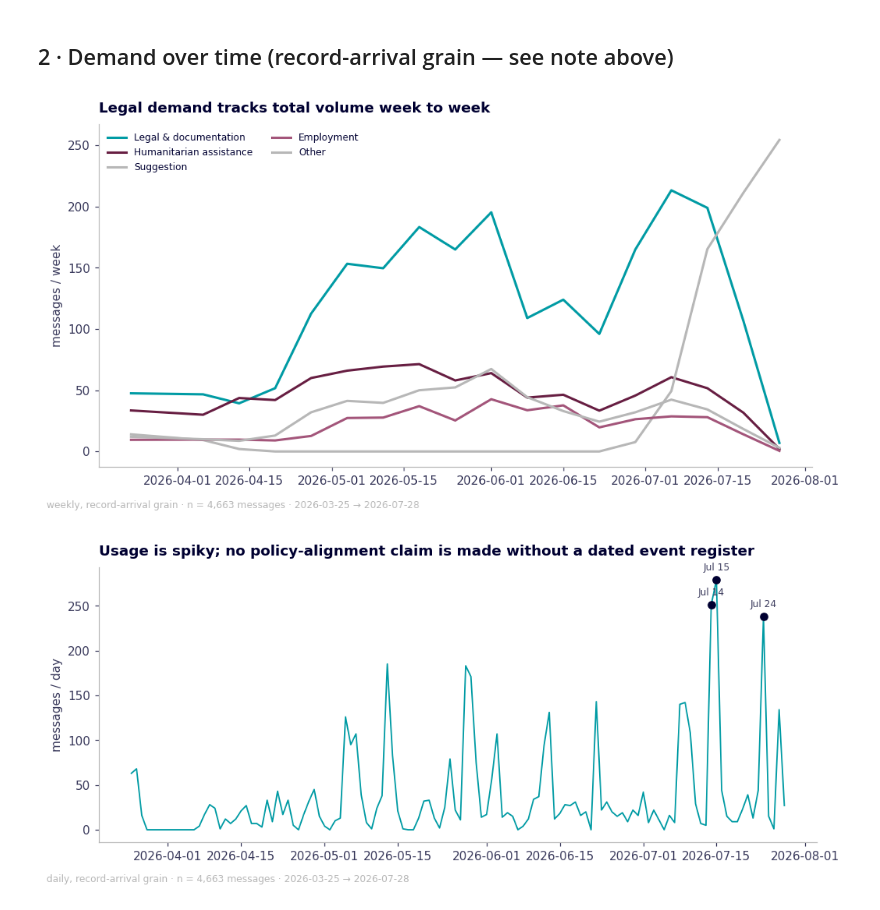
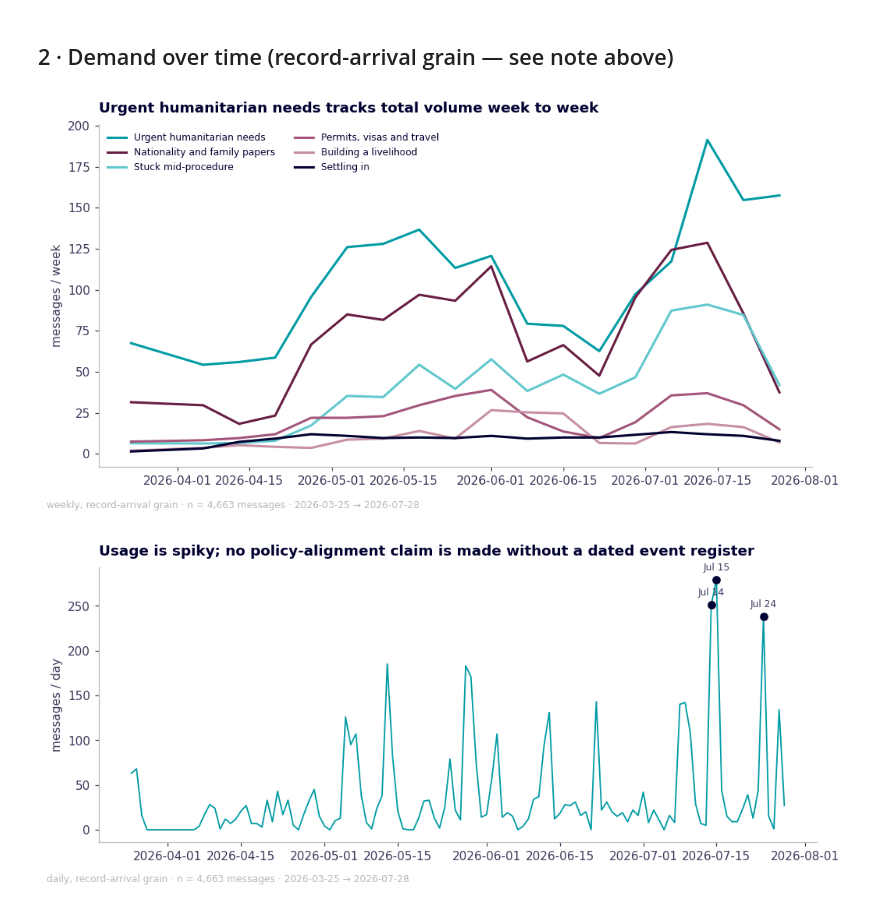
Before and after one commit to DiversaStudio/chatbot_methodology_mmc, a Jupyter notebook: notebooks/02_demand_behaviour_experience.ipynb, the cells around one changed output. Cells and saved outputs as stored; diff of their text form; code cells hidden in the pictures.

```diff
--- a/notebooks/02_demand_behaviour_experience.ipynb
+++ b/notebooks/02_demand_behaviour_experience.ipynb
@@ -62,7 +72,7 @@ Source: Users_Group_Title_2807.xlsx | 1460 rows | 2026-03-25 → 2026-07-28
 # %% [markdown]
 ## 1 · Demand mix
 # %%
-share = metrics.category_share(SD.messages).rename(index=CAT_EN)
+share = metrics.cluster_share(SD.messages).rename(index=CLUSTER_NAME)
 vals = share.values * 100
 fig, ax = plt.subplots(figsize=(8, 4.4))
 # Sequential teal gradient by magnitude — darkest = largest share.
@@ -72,7 +82,7 @@ ax.barh(share.index[::-1], vals[::-1], color=colors[::-1])
 for y, v in enumerate(vals[::-1]):
     ax.text(v + 0.5, y, f"{v:.0f}%", va="center", fontsize=9, color=theme.INK2)
 ax.set_xlabel("% of messages"); ax.set_ylabel("")
-ax.set_title(f"Legal & documentation dominates — {share.iloc[0]*100:.0f}% of all messages")
+ax.set_title(f"{share.index[0]} dominates — {share.iloc[0] * 100:.0f}% of all messages")
 fig.text(0.01, -0.02, f"n = {len(SD.messages):,} messages · {WINDOW}", fontsize=8, color=theme.MUTED)
 plt.tight_layout(); plt.show()
 # %% [output]
@@ -80,22 +90,15 @@ plt.tight_layout(); plt.show()
 # %%
-from matplotlib.colors import LinearSegmentedColormap
-mix = metrics.city_category_mix(SD.messages, top_cities=5)
-mix_en = mix.rename(columns=CAT_EN)
-# One teal→wine ramp spanning the seven official categories (legal = teal end,
-# humanitarian = wine end); 'unclassified' stays neutral grey, outside the ramp.
-official = [c for c in CAT_ORDER if c != "unclassified"]
-ramp = LinearSegmentedColormap.from_list("mix", [theme.PRIMARY, theme.ACCENT])
-GRAD = {c: ramp(i / (len(official) - 1)) for i, c in enumerate(official)}
-GRAD["unclassified"] = theme.MUTED
+mix = metrics.city_cluster_mix(SD.messages, top_cities=5)
+cluster_cols = [c for c in CLUSTER_ORDER if c in mix.columns]
 fig, ax = plt.subplots(figsize=(9, 4.6))
-left = np.zeros(len(mix_en))
-for cat in [c for c in CAT_ORDER if CAT_EN[c] in mix_en.columns]:
-    vals = mix_en[CAT_EN[cat]].values * 100
-    ax.barh(mix_en.index, vals, left=left, color=GRAD[cat], label=CAT_EN[cat],
+left = np.zeros(len(mix))
+for cid in cluster_cols:
+    vals = mix[cid].values * 100
+    ax.barh(mix.index, vals, left=left, color=CLUSTER_COLOR[cid], label=CLUSTER_NAME[cid],
             edgecolor=theme.SURFACE, linewidth=1.2)  # 2px surface gap between segments
     left += vals
 ax.set_xlabel("% of city's messages"); ax.set_ylabel("")
-ax.set_title("Demand mix is broadly stable across cities")
+ax.set_title("Cluster mix is broadly stable across cities")
 ax.legend(bbox_to_anchor=(1.01, 1), loc="upper left", fontsize=8, frameon=False)
 fig.text(0.01, -0.02, f"top-5 cities + Other · n = {len(SD.messages):,} messages · {WINDOW}", fontsize=8, color=theme.MUTED)
 plt.tight_layout(); plt.show()
@@ -132,20 +135,21 @@ plt.tight_layout(); plt.show()
 # %% [markdown]
 ## 2 · Demand over time  (record-arrival grain — see note above)
 # %%
-wk = metrics.weekly_category_counts(SD.messages, top_n=4)
+wk = metrics.weekly_cluster_counts(SD.messages)
 fig, ax = plt.subplots(figsize=(9.5, 4.8))
-for cat in wk.columns:
-    color = CAT_COLOR.get(cat, theme.MUTED)
-    x = wk.index; y = wk[cat].values
+for cid in wk.columns:
+    color = CLUSTER_COLOR.get(cid, theme.MUTED)
+    x = wk.index; y = wk[cid].values
     ax.plot(x, pd.Series(y, index=x).rolling(3, center=True, min_periods=1).mean(),
-            color=color, lw=2, label=CAT_EN.get(cat, cat))        # smoothed spline
+            color=color, lw=2, label=CLUSTER_NAME.get(cid, str(cid)))        # smoothed spline
 ax.set_ylabel("messages / week"); ax.set_xlabel("")
-ax.set_title("Legal demand tracks total volume week to week")
+top_cluster = wk.columns[0]  # weekly_cluster_counts orders columns by descending total volume
+ax.set_title(f"{CLUSTER_NAME.get(top_cluster, top_cluster)} tracks total volume week to week")
 ax.legend(fontsize=8, frameon=False, ncol=2)
 fig.text(0.01, -0.02, f"weekly, record-arrival grain · n = {len(SD.messages):,} messages · {WINDOW}", fontsize=8, color=theme.MUTED)
 plt.tight_layout(); plt.show()
 # %% [output]
-[figure, old version]
+[figure, new version]
 # %%
 daily = SD.messages.dropna(subset=["ts"]).set_index("ts").resample("D").size()
 fig, ax = plt.subplots(figsize=(9.5, 4.0))
```
Also changed, not shown: parts of 15 cells of this notebook.
